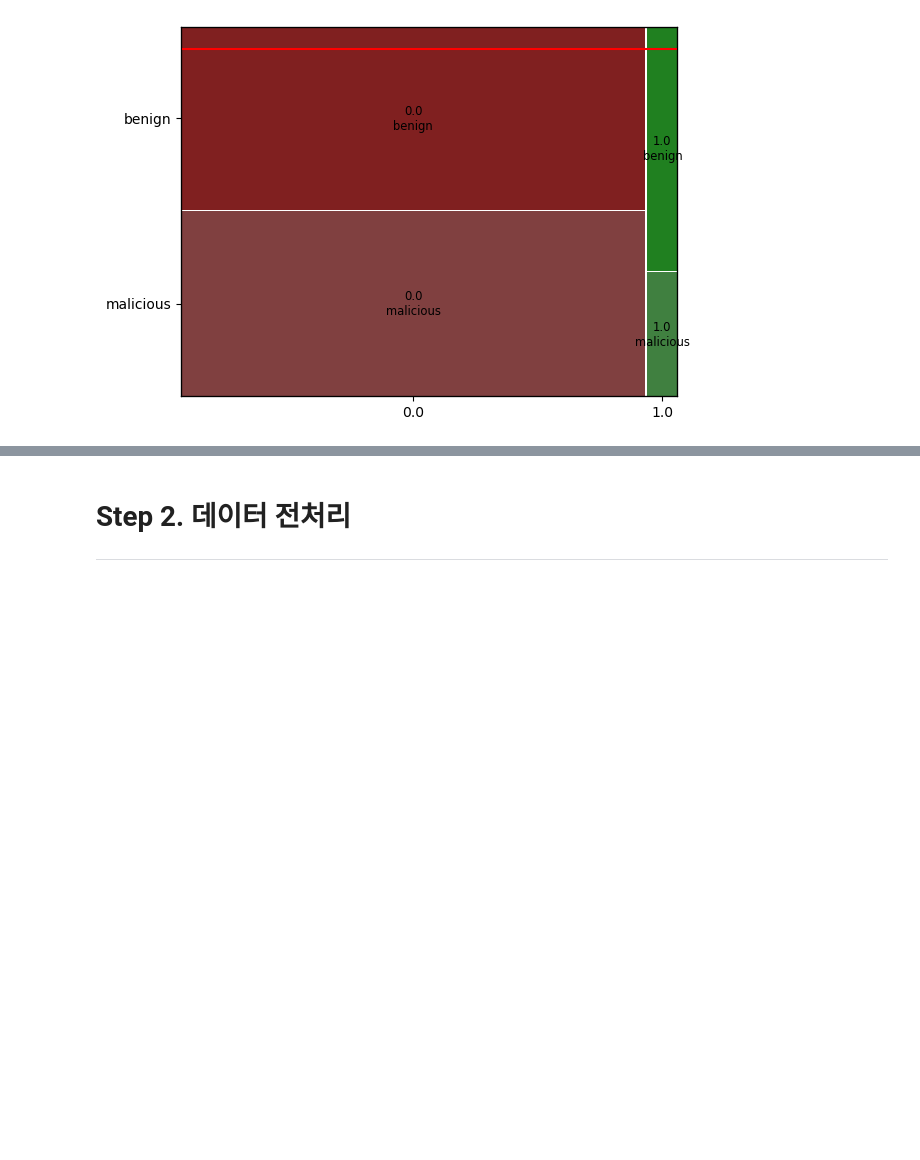
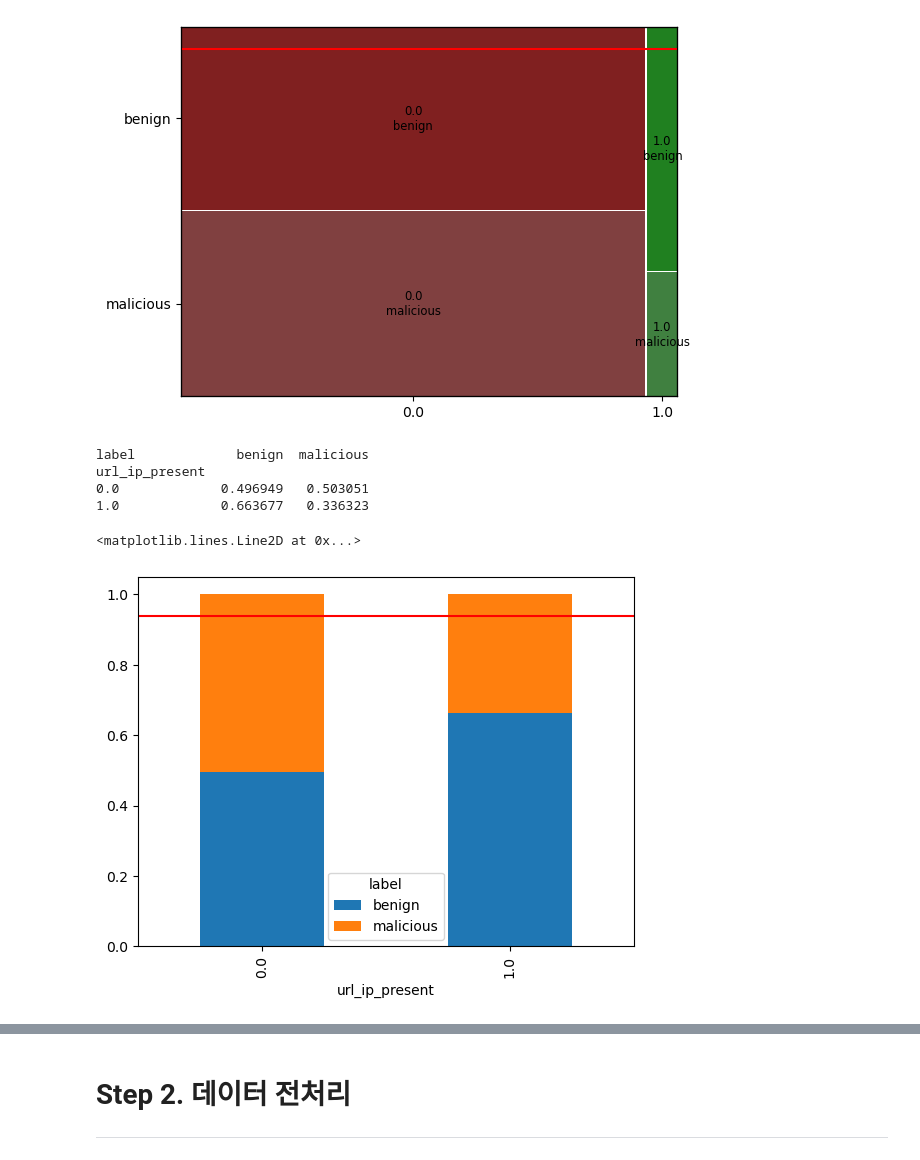
Before and after one commit to ssoong12/KT_aivle_school_AI_track, a Jupyter notebook: 09. MINI_PJ2/악성사이트/2. 데이터 전처리.ipynb, the cells around one changed output, grey strips where cells are left out. Cells and saved outputs as stored; diff of their text form; code cells hidden in the pictures; blank space fills up the shorter version.

```diff
--- a/09. MINI_PJ2/악성사이트/2. 데이터 전처리.ipynb
+++ b/09. MINI_PJ2/악성사이트/2. 데이터 전처리.ipynb
@@ -308,3 +308,15 @@ plt.axhline(1- data['url_ip_present'].mean(), color = 'r')
 # %% [output]
 <matplotlib.lines.Line2D at 0x...>
 [figure]
+# %%
+temp = pd.crosstab(data['url_ip_present'], data['label'], normalize = 'index') # 집계를 먼저 하고
+print(temp)
+temp.plot.bar(stacked=True)
+plt.axhline(1-data['url_ip_present'].mean(), color = 'r')
+# %% [output]
+label             benign  malicious
+url_ip_present
+0.0             0.496949   0.503051
+1.0             0.663677   0.336323
+<matplotlib.lines.Line2D at 0x...>
+[figure, added]
```
Also changed, not shown: parts of 1 cell of this notebook.
